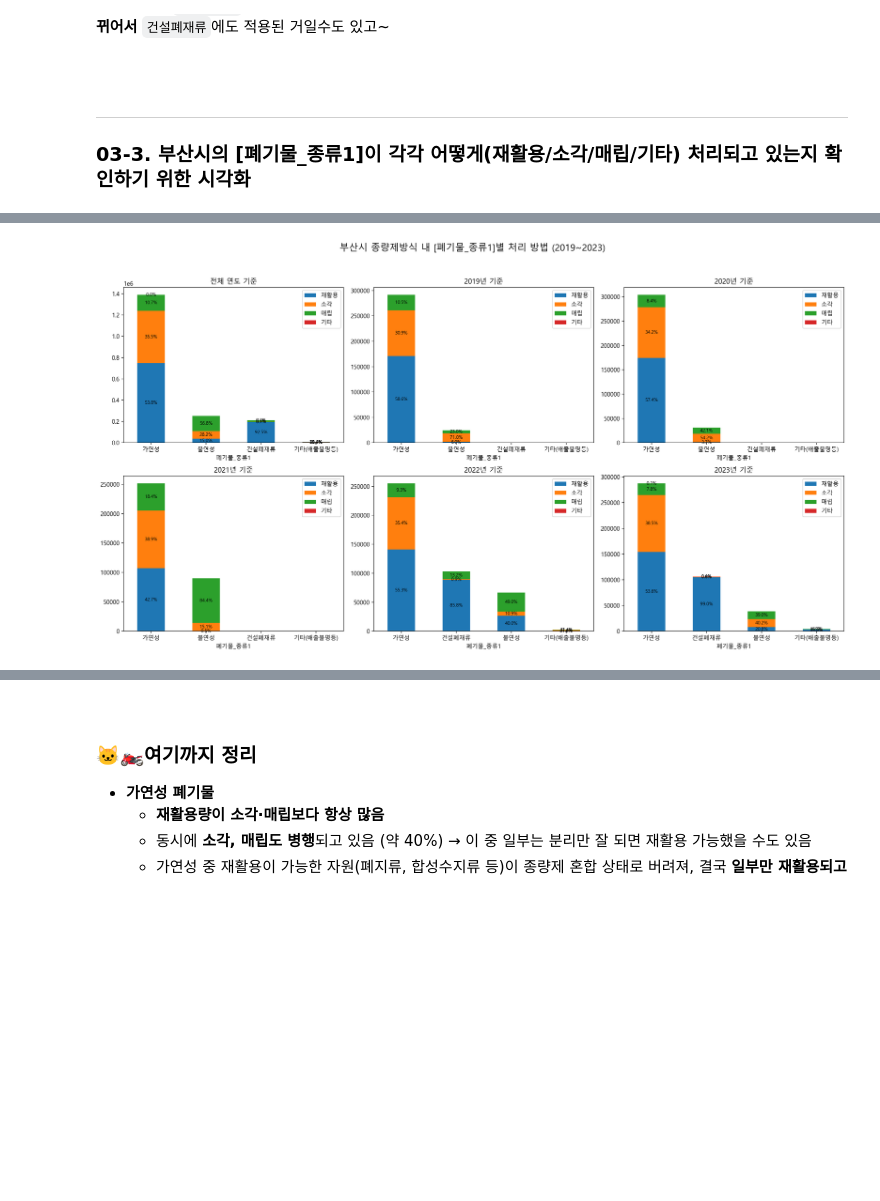
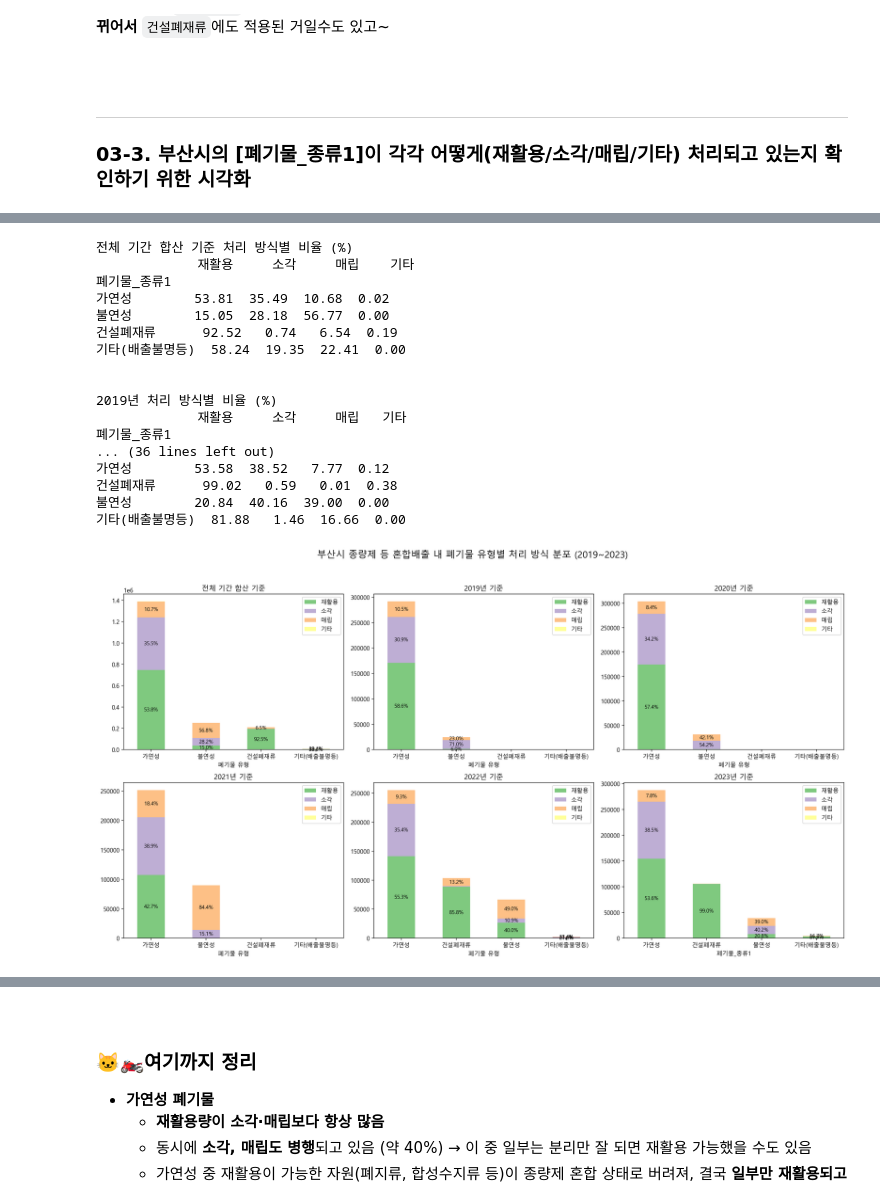
Before and after one commit to kimsang0220/Busan_Big_Data, a Jupyter notebook: KBR/3_폐기물데이터EDA.ipynb, the cells around one changed output, grey strips where cells are left out. Drawn from its saved outputs; the diff is of its cells as text; code cells hidden in the pictures; blank space fills up the shorter version.

```diff
--- a/KBR/3_폐기물데이터EDA.ipynb
+++ b/KBR/3_폐기물데이터EDA.ipynb
@@ -342,9 +443,9 @@ for year in years:
 
     row = {
         "연도": year,
-        "음식물류": yearly_cat_pct.get("음식물류 폐기물 분리배출", 0),
-        "재활용 가능자원": yearly_cat_pct.get("재활용 가능자원  분리배출", 0),
-        "종량제방식": yearly_cat_pct.get("종량제방식 등 혼합배출", 0)
+        "음식물류 분리배출": yearly_cat_pct.get("음식물류 분리배출", 0),
+        "재활용 가능자원": yearly_cat_pct.get("재활용 가능자원", 0),
+        "종량제 등 혼합배출": yearly_cat_pct.get("종량제 등 혼합배출", 0)
     }
     data_pct.append(row)
 
@@ -426,7 +531,7 @@ axs = axs.flatten()
 
 # 색상 팔레트 (종량제방식 폐기물_종류1의 수에 맞춰 동적 적용)
 # 전체에서 고유 종류 개수 확인
-all_jongryeong = waste_wo_food[waste_wo_food["폐기물_종류"] == "종량제방식 등 혼합배출"]
+all_jongryeong = waste_wo_food[waste_wo_food["폐기물_종류"] == "종량제 등 혼합배출"]
 unique_types = all_jongryeong["폐기물_종류1"].dropna().unique()
 palette = sns.color_palette("BuGn", len(unique_types))
 
@@ -451,7 +556,7 @@ axs[0].set_title("전체 연도 기준")
 for i, year in enumerate(years):
     yearly_data = waste_wo_food[
         (waste_wo_food["연도"] == year) &
-        (waste_wo_food["폐기물_종류"] == "종량제방식 등 혼합배출")
+        (waste_wo_food["폐기물_종류"] == "종량제 등 혼합배출")
     ]
     yearly_type = yearly_data.groupby("폐기물_종류1")["발생량"].sum()
     yearly_type_pct = (yearly_type / yearly_type.sum() * 100).round(2)
@@ -500,13 +605,13 @@ Name: 발생량, dtype: float64
 우선 부산시도 해당이 되는지 확인
 # %%
 # 부산시 + 음식물류 제외된 데이터
-waste_busan_wo_food = waste[(waste["시도"] == "부산") & (waste["폐기물_종류"] != "음식물류 폐기물 분리배출")]
+waste_busan_wo_food = waste[(waste["시도"] == "부산") & (waste["폐기물_종류"] != "음식물류 분리배출")]
 
 # 2행 3열 subplot 생성
 fig, axs = plt.subplots(2, 3, figsize=(18, 10))
 axs = axs.flatten()
 
-busan_jongryeong = waste_busan_wo_food[waste_busan_wo_food["폐기물_종류"] == "종량제방식 등 혼합배출"]
+busan_jongryeong = waste_busan_wo_food[waste_busan_wo_food["폐기물_종류"] == "종량제 등 혼합배출"]
 unique_types = busan_jongryeong["폐기물_종류1"].dropna().unique()
 palette = sns.color_palette("Blues", len(unique_types))
 
@@ -531,7 +636,7 @@ axs[0].set_title("부산 전체 연도 기준")
 for i, year in enumerate(years):
     yearly_data = waste_busan_wo_food[
         (waste_busan_wo_food["연도"] == year) &
-        (waste_busan_wo_food["폐기물_종류"] == "종량제방식 등 혼합배출")
+        (waste_busan_wo_food["폐기물_종류"] == "종량제 등 혼합배출")
     ]
     yearly_type = yearly_data.groupby("폐기물_종류1")["발생량"].sum()
     yearly_type_pct = (yearly_type / yearly_type.sum() * 100).round(2)
@@ -643,5 +748,6 @@ plt.tight_layout()
 # 부산시 종량제 방식 데이터
 waste_busan_jong = waste[
     (waste["시도"] == "부산") &
-    (waste["폐기물_종류"] == "종량제방식 등 혼합배출")
+    (waste["폐기물_종류"] == "종량제 등 혼합배출")
 ]
+waste_busan_jong
@@ -662,35 +782,68 @@ grouped
 # %%
-def add_percentage_labels(ax, df):
+colors = sns.color_palette("Accent")
+# colors = sns.color_palette("Set3", 6)
+
+def add_percentage_labels(ax, df, min_pct=5):
     totals = df.sum(axis=1)
     for idx, row in enumerate(df.itertuples(index=False)):
         bottom = 0
         for val, label in zip(row, df.columns):
-            height = val
-            pct = height / totals[idx] * 100 if totals[idx] else 0
-            if height > 0:
-                ax.text(idx, bottom + height / 2, f"{pct:.1f}%", ha='center', va='center', fontsize=8)
-                bottom += height
+            pct = val / totals[idx] * 100 if totals[idx] else 0
+            if pct >= min_pct:
+                ax.text(idx, bottom + val / 2, f"{pct:.1f}%",
+                        ha='center', va='center', fontsize=9)
+            bottom += val
 
 fig, axs = plt.subplots(2, 3, figsize=(18, 10))
 axs = axs.flatten()
 
-grouped_all.plot(kind="bar", stacked=True, ax=axs[0])
-axs[0].set_title("전체 연도 기준")
+grouped_all_pct = grouped_all.div(grouped_all.sum(axis=1), axis=0).mul(100).round(2)
+grouped_all.plot(kind="bar", stacked=True, ax=axs[0], color=colors)
+axs[0].set_title("전체 기간 합산 기준", fontsize=12)
 axs[0].tick_params(axis='x', rotation=0)
 add_percentage_labels(axs[0], grouped_all)
+
+print("전체 기간 합산 기준 처리 방식별 비율 (%)")
+print(grouped_all_pct)
+print("\n")
 
 for i, year in enumerate([2019, 2020, 2021, 2022, 2023]):
     df_year = waste_busan_jong[waste_busan_jong["연도"] == year]
     grouped = df_year.groupby("폐기물_종류1")[["재활용", "소각", "매립", "기타"]].sum().round(2)
     if not grouped.empty:
         grouped["총합"] = grouped.sum(axis=1)
+        axs[i].set_xlabel("폐기물 유형", fontsize=10)
         grouped = grouped.sort_values("총합", ascending=False).drop(columns="총합")
-        grouped.plot(kind="bar", stacked=True, ax=axs[i+1])
-        axs[i+1].set_title(f"{year}년 기준")
+        grouped_pct = grouped.div(grouped.sum(axis=1), axis=0).mul(100).round(2)
+
+        grouped.plot(kind="bar", stacked=True, ax=axs[i+1], color=colors)
+        axs[i+1].set_title(f"{year}년 기준", fontsize=12)
         axs[i+1].tick_params(axis='x', rotation=0)
         add_percentage_labels(axs[i+1], grouped)
 
-plt.suptitle("부산시 종량제방식 내 [폐기물_종류1]별 처리 방법 (2019~2023)", fontsize=16)
+        # 연도별 비율 출력
+        print(f"{year}년 처리 방식별 비율 (%)")
+        print(grouped_pct)
+        print("\n")
+
+plt.suptitle("부산시 종량제 등 혼합배출 내 폐기물 유형별 처리 방식 분포 (2019~2023)", fontsize=16)
 plt.tight_layout(rect=[0, 0, 1, 0.95])
 # %% [output]
+전체 기간 합산 기준 처리 방식별 비율 (%)
+             재활용     소각     매립    기타
+폐기물_종류1
+가연성        53.81  35.49  10.68  0.02
+불연성        15.05  28.18  56.77  0.00
+건설폐재류      92.52   0.74   6.54  0.19
+기타(배출불명등)  58.24  19.35  22.41  0.00
+
+
+2019년 처리 방식별 비율 (%)
+             재활용     소각     매립   기타
+폐기물_종류1
+... (36 lines left out)
+가연성        53.58  38.52   7.77  0.12
+건설폐재류      99.02   0.59   0.01  0.38
+불연성        20.84  40.16  39.00  0.00
+기타(배출불명등)  81.88   1.46  16.66  0.00
-[figure, old version]
+[figure, new version]
```
Also changed, not shown: parts of 14 cells of this notebook.
